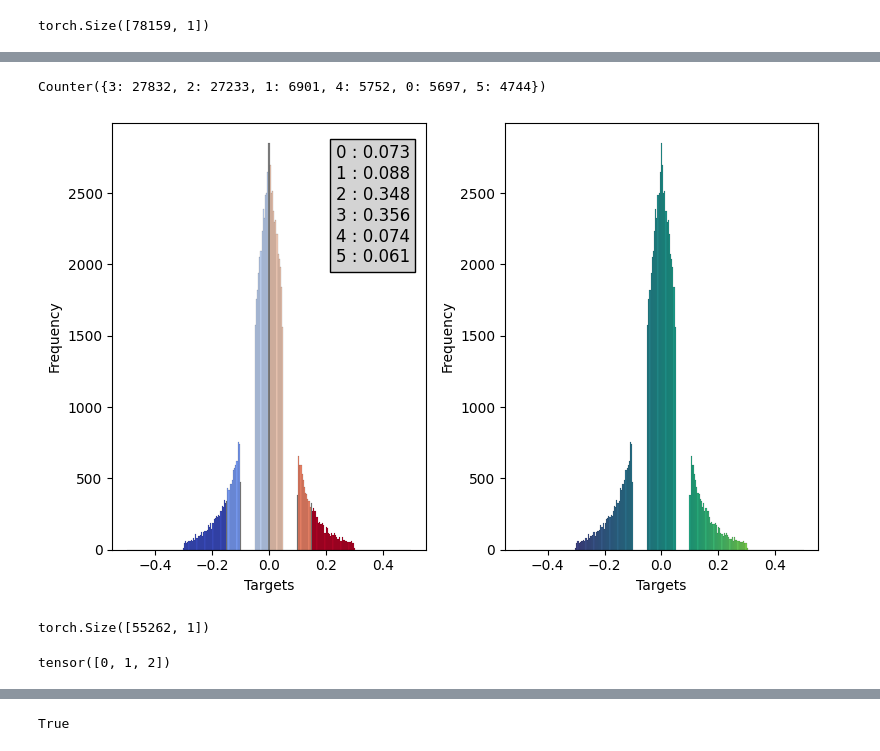
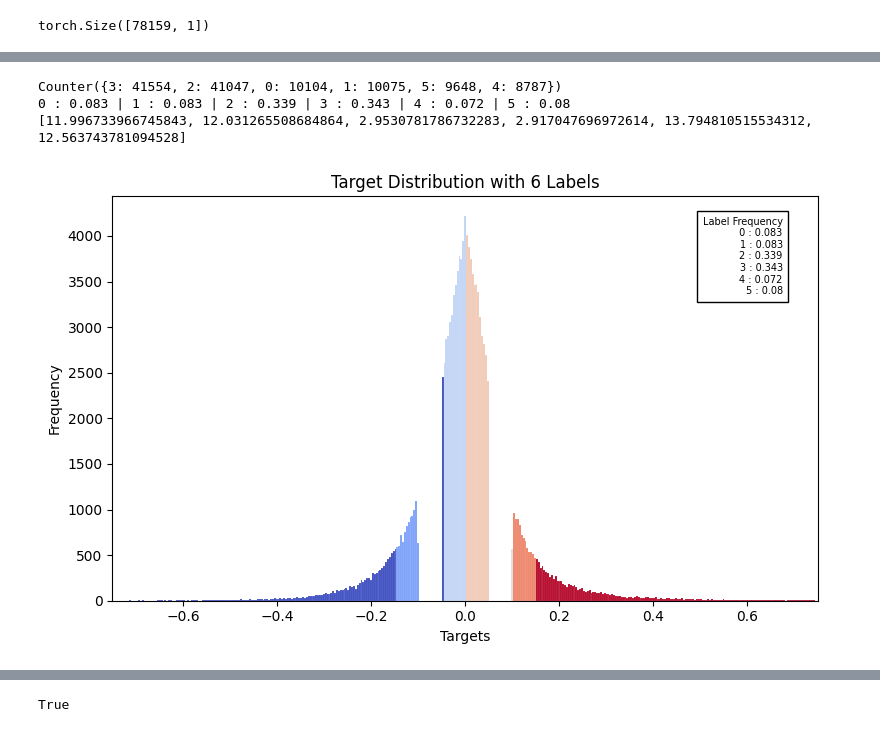
Before and after one commit to YanivAmir/stock-predicition-CNN, a Jupyter notebook: stocks_cnn.ipynb, the cells around one changed output, grey strips where cells are left out. Drawn from its saved outputs; the diff is of its cells as text; code cells hidden in the pictures.

```diff
--- a/stocks_cnn.ipynb
+++ b/stocks_cnn.ipynb
@@ -161,77 +221,19 @@ Counter({1: 55073, 0: 12590, 2: 10496})
 # %%
-# For cross entropy with 3 labels
-from collections import Counter
+# For cross entropy with 6 labels
 labels = torch.zeros_like(targets).long()
 labels[targets >= 0.15] = 5
 labels[(targets < 0.15)&(targets>=0.1)] = 4
 labels[(targets < 0.05)&(targets>=0.0)] = 3
 labels[(targets < 0.0)&(targets>=-0.05)] = 2
 labels[(targets > -0.15)&(targets<=-0.1)] = 1
 label_count = Counter(labels.tolist())
 print(label_count)
+print(' | '.join([f'{key} : {round(value / np.sum(list(label_count.values())),3)}' for key, value in sorted(label_count.items())]))
+class_weights = [1/(value / np.sum(list(label_count.values()))) for key, value in sorted(label_count.items())]
+print(class_weights)
+generateLabelHistogram(label_count,targets)
 # %% [output]
-Counter({3: 27832, 2: 27233, 1: 6901, 4: 5752, 0: 5697, 5: 4744})
+Counter({3: 41554, 2: 41047, 0: 10104, 1: 10075, 5: 9648, 4: 8787})
+0 : 0.083 | 1 : 0.083 | 2 : 0.339 | 3 : 0.343 | 4 : 0.072 | 5 : 0.08
+[11.996733966745843, 12.031265508684864, 2.9530781786732283, 2.917047696972614, 13.794810515534312, 12.563743781094528]
+[figure, added]
-# %%
-fig,ax = plt.subplots(1,2,figsize=(8, 5))
-bins = np.linspace(-0.5, 0.5, num=250)
-
-hist1 = sns.histplot(targets.numpy(), bins=bins, color='lightgray', edgecolor='black', kde=False,ax=ax[0])
-counts, edges = np.histogram(targets.numpy(), bins=bins)
-
-cmap1 = plt.cm.coolwarm
-colors = [cmap1(i / 5) for i in range(6)]  # Sample 6 colors from the colormap
-# Define the 6 color ranges, splitting the bins evenly
-color_ranges = {
-    colors[0]: (-0.5, -0.15),
-    colors[1]: (-0.15, -0.1),
-    colors[2]: (-0.1, 0),
-    colors[3]: (0, 0.1),
-    colors[4]: (0.1, 0.15),
-    colors[5]: (0.15, 0.5)
-}
-
-# Color the bars according to their range
-for i in range(len(counts)):
-    if counts[i] > 0:
-        # Determine the color for this bin based on the defined ranges
-        bin_color = 'gray'
-        for color, (lower, upper) in color_ranges.items():
-            if edges[i] >= lower and edges[i+1] <= upper:
-                bin_color = color  # Change to the specific color if it fits the range
-                break
-        # Set the color for the bar
-        hist1.patches[i].set_facecolor(bin_color)
-
-# Create the string for the text box, sorted by the keys in ascending order
-label_count_text = '\n'.join([f'{key} : {round(value / np.sum(list(label_count.values())),3)}' for key, value in sorted(label_count.items())])
-ax[0].text(0.95, 0.95, label_count_text, fontsize=12, bbox=dict(facecolor='lightgray', edgecolor='black'),ha='right', va='top', transform=ax[0].transAxes)
-ax[0].set_xlabel('Targets')
-ax[0].set_ylabel('Frequency')
-
-hist2 = sns.histplot(targets.numpy(), bins=bins, color='lightgray', edgecolor='black', kde=False,ax = ax[1])
-# Normalize the bin centers to map them to the colormap range
-bin_centers = 0.5 * (edges[:-1] + edges[1:])  # Get the center of each bin
-norm = plt.Normalize(vmin=min(bin_centers), vmax=max(bin_centers))  # Normalize to the data range
-cmap2 = plt.cm.viridis
-# Color the bars according to their value mapped to the colormap
-for i in range(len(counts)):
-    if counts[i] > 0:  # Only color bins with counts > 0
-        # Map the bin center to a color in the colormap
-        bin_color = cmap2(norm(bin_centers[i]))
-        # Set the color for the bar
-        hist2.patches[i].set_facecolor(bin_color)
-
-ax[1].set_xlabel('Targets')
-ax[1].set_ylabel('Frequency')
-
-plt.tight_layout()
-plt.show()
-# %% [output]
-[figure, removed]
-# %%
-labels = labels.unsqueeze(1).long()
-print(labels.shape)
-labels.unique()
-# %% [output]
-torch.Size([55262, 1])
-tensor([0, 1, 2])
```
Also changed, not shown: parts of 39 cells of this notebook.
